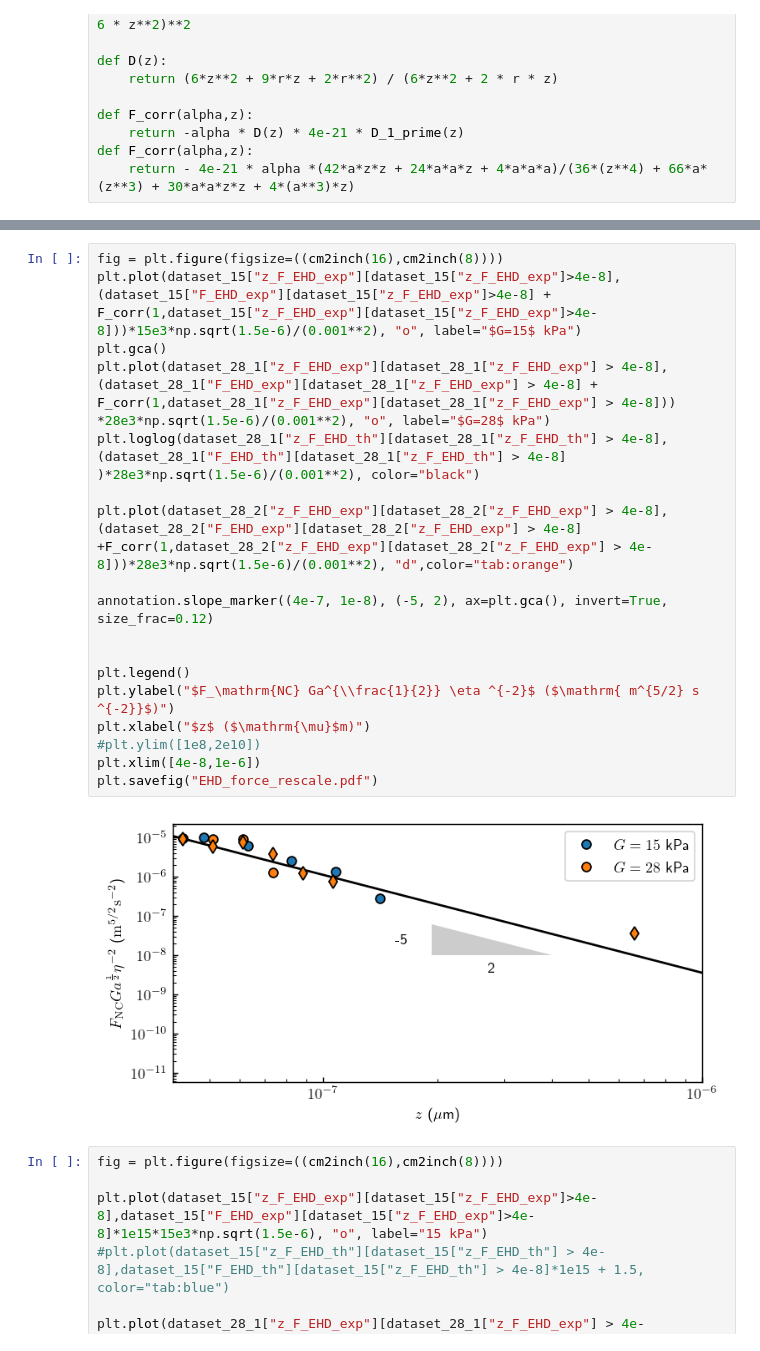
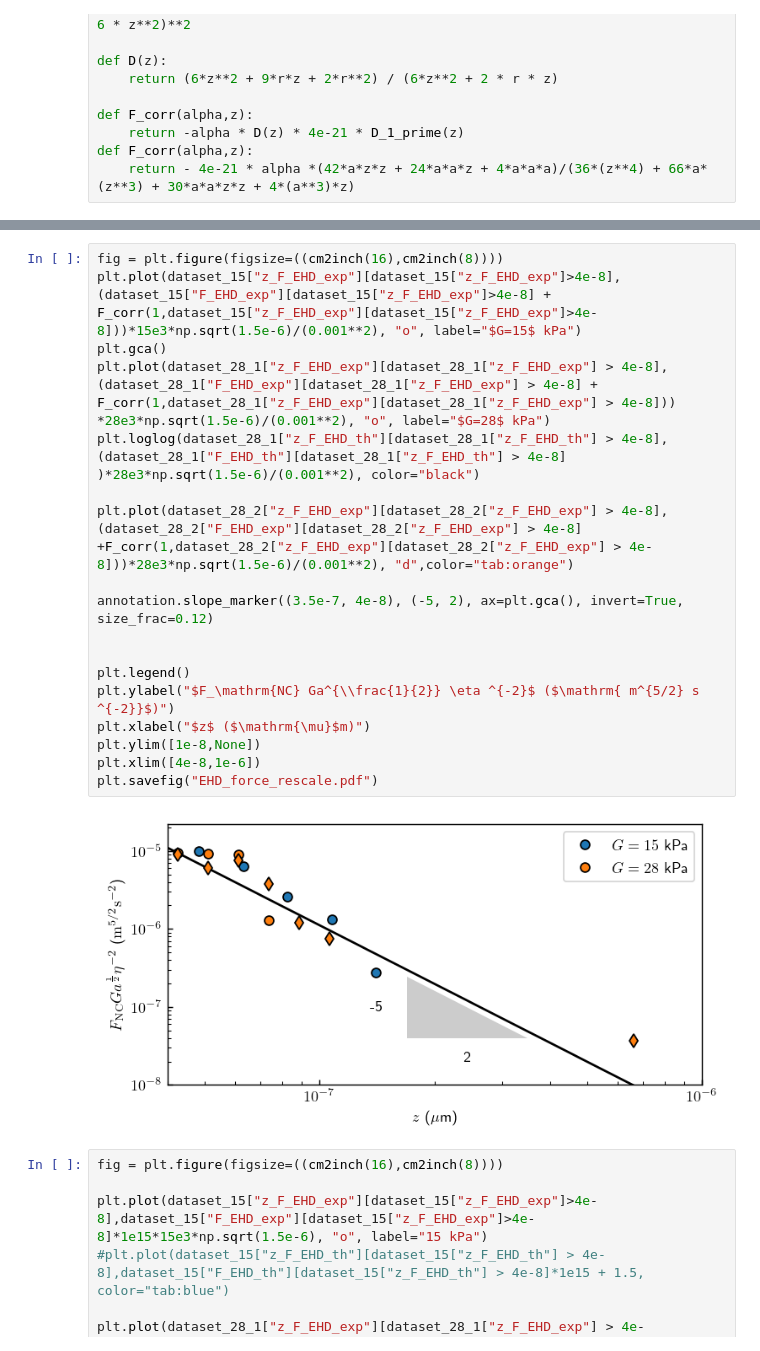
Before and after one commit to eXpensia/Confined-Brownian-Motion, a Jupyter notebook: 02_body/chapter4/images/EHD_forces/global_EHD_plot.ipynb, the cells around one changed output, grey strips where cells are left out. Drawn from its saved outputs; the diff is of its cells as text.

```diff
--- a/02_body/chapter4/images/EHD_forces/global_EHD_plot.ipynb
+++ b/02_body/chapter4/images/EHD_forces/global_EHD_plot.ipynb
@@ -92,23 +92,23 @@ plt.savefig("EHD_force.pdf")
 # %%
 fig = plt.figure(figsize=((cm2inch(16),cm2inch(8))))
 plt.plot(dataset_15["z_F_EHD_exp"][dataset_15["z_F_EHD_exp"]>4e-8],(dataset_15["F_EHD_exp"][dataset_15["z_F_EHD_exp"]>4e-8] + F_corr(1,dataset_15["z_F_EHD_exp"][dataset_15["z_F_EHD_exp"]>4e-8]))*15e3*np.sqrt(1.5e-6)/(0.001**2), "o", label="$G=15$ kPa")
 plt.gca()
 plt.plot(dataset_28_1["z_F_EHD_exp"][dataset_28_1["z_F_EHD_exp"] > 4e-8],(dataset_28_1["F_EHD_exp"][dataset_28_1["z_F_EHD_exp"] > 4e-8] + F_corr(1,dataset_28_1["z_F_EHD_exp"][dataset_28_1["z_F_EHD_exp"] > 4e-8])) *28e3*np.sqrt(1.5e-6)/(0.001**2), "o", label="$G=28$ kPa")
 plt.loglog(dataset_28_1["z_F_EHD_th"][dataset_28_1["z_F_EHD_th"] > 4e-8],(dataset_28_1["F_EHD_th"][dataset_28_1["z_F_EHD_th"] > 4e-8] )*28e3*np.sqrt(1.5e-6)/(0.001**2), color="black")
 
 plt.plot(dataset_28_2["z_F_EHD_exp"][dataset_28_2["z_F_EHD_exp"] > 4e-8],(dataset_28_2["F_EHD_exp"][dataset_28_2["z_F_EHD_exp"] > 4e-8]  +F_corr(1,dataset_28_2["z_F_EHD_exp"][dataset_28_2["z_F_EHD_exp"] > 4e-8]))*28e3*np.sqrt(1.5e-6)/(0.001**2), "d",color="tab:orange")
 
-annotation.slope_marker((4e-7, 1e-8), (-5, 2), ax=plt.gca(), invert=True, size_frac=0.12)
+annotation.slope_marker((3.5e-7, 4e-8), (-5, 2), ax=plt.gca(), invert=True, size_frac=0.12)
 
 
 plt.legend()
 plt.ylabel("$F_\mathrm{NC} Ga^{\\frac{1}{2}} \eta ^{-2}$ ($\mathrm{ m^{5/2} s ^{-2}}$)")
 plt.xlabel("$z$ ($\mathrm{\mu}$m)")
-#plt.ylim([1e8,2e10])
+plt.ylim([1e-8,None])
 plt.xlim([4e-8,1e-6])
 plt.savefig("EHD_force_rescale.pdf")
 # %% [output]
-[figure, old version]
+[figure, new version]
 # %%
 fig = plt.figure(figsize=((cm2inch(16),cm2inch(8))))
 
```
Also changed, not shown: parts of 1 cell of this notebook, 16 other files.
